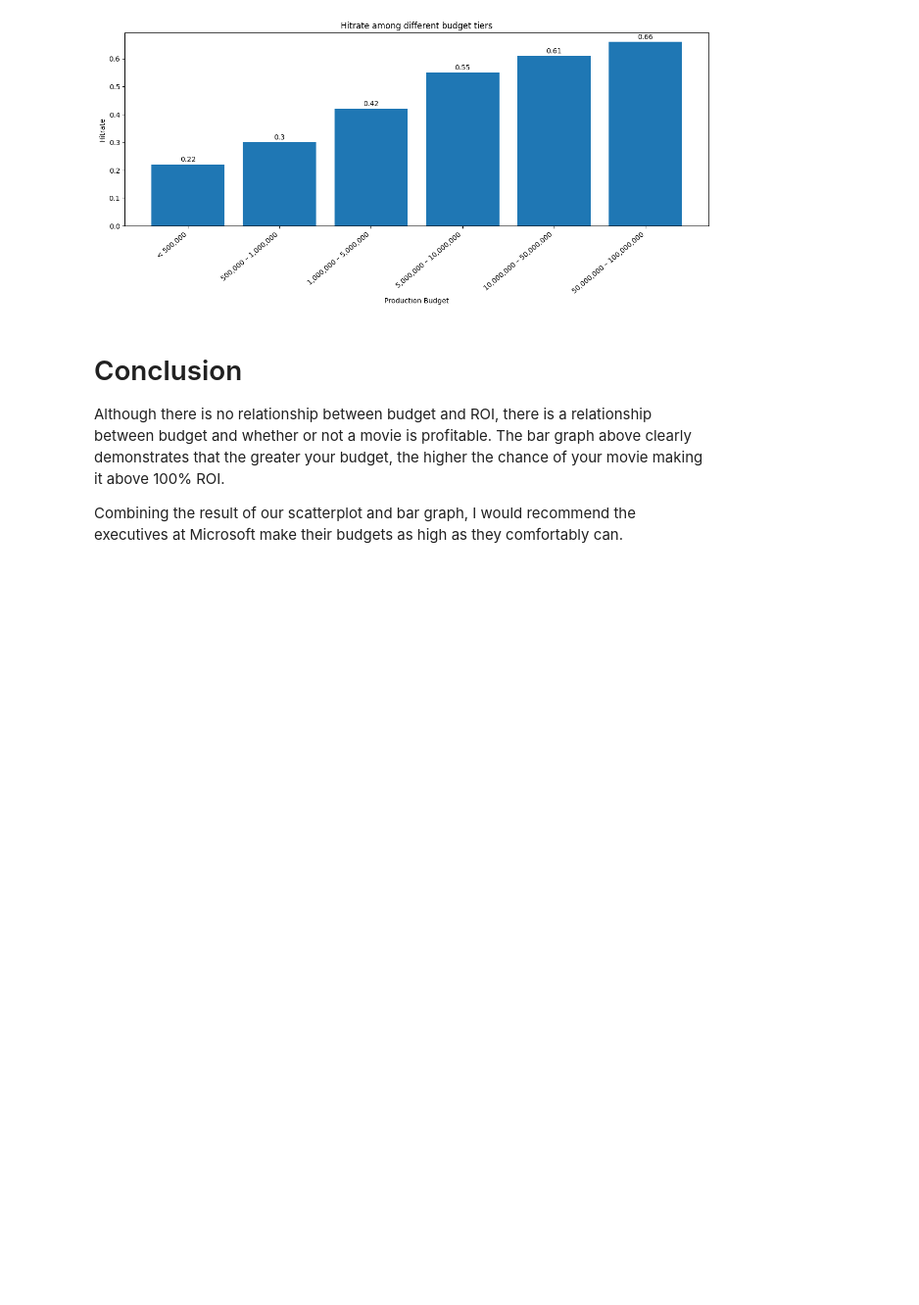
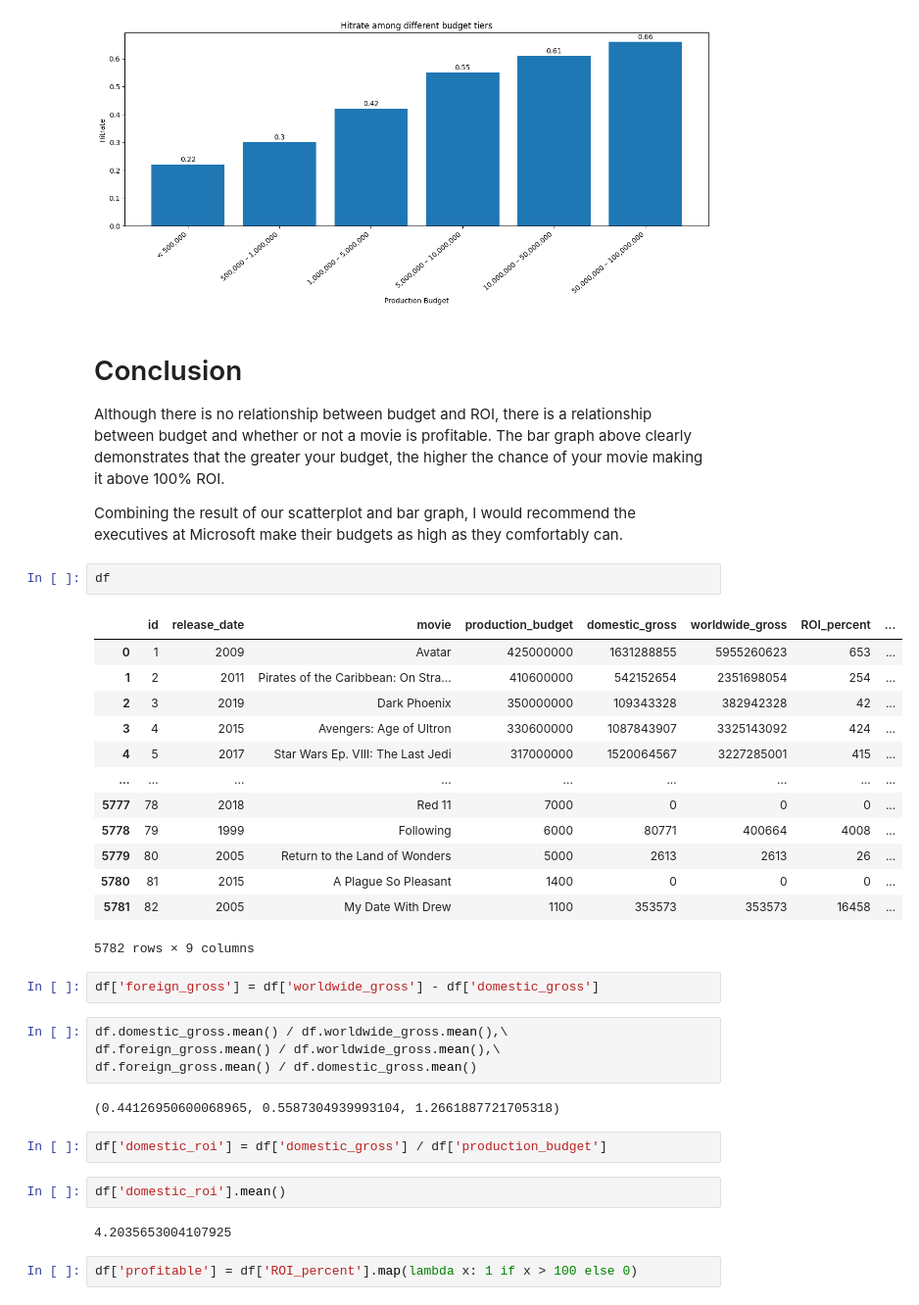
Before and after one commit to Jellohub/phase1_project, a Jupyter notebook: Budget.ipynb, the cells around one changed output. Shown at 98% size. Drawn from its saved outputs; the diff is of its cells as text; blank space fills up the shorter version.

```diff
--- a/Budget.ipynb
+++ b/Budget.ipynb
@@ -512,3 +512,35 @@ ax.bar_label(barplot, labels=y, label_type='edge', padding=2);
 Although there is no relationship between budget and ROI, there is a relationship between budget and whether or not a movie is profitable. The bar graph above clearly demonstrates that the greater your budget, the higher the chance of your movie making it above 100% ROI.
 
 Combining the result of our scatterplot and bar graph, I would recommend the executives at Microsoft make their budgets as high as they comfortably can.
+# %%
+df
+# %% [output]
+|  | id | release_date | movie | production_budget | domestic_gross | worldwide_gross | ROI_percent | ... |
+| 0 | 1 | 2009 | Avatar | 425000000 | 1631288855 | 5955260623 | 653 | ... |
+| 1 | 2 | 2011 | Pirates of the Caribbean: On Stra... | 410600000 | 542152654 | 2351698054 | 254 | ... |
+| 2 | 3 | 2019 | Dark Phoenix | 350000000 | 109343328 | 382942328 | 42 | ... |
+| 3 | 4 | 2015 | Avengers: Age of Ultron | 330600000 | 1087843907 | 3325143092 | 424 | ... |
+| 4 | 5 | 2017 | Star Wars Ep. VIII: The Last Jedi | 317000000 | 1520064567 | 3227285001 | 415 | ... |
+| ... | ... | ... | ... | ... | ... | ... | ... | ... |
+| 5777 | 78 | 2018 | Red 11 | 7000 | 0 | 0 | 0 | ... |
+| 5778 | 79 | 1999 | Following | 6000 | 80771 | 400664 | 4008 | ... |
+| 5779 | 80 | 2005 | Return to the Land of Wonders | 5000 | 2613 | 2613 | 26 | ... |
+| 5780 | 81 | 2015 | A Plague So Pleasant | 1400 | 0 | 0 | 0 | ... |
+| 5781 | 82 | 2005 | My Date With Drew | 1100 | 353573 | 353573 | 16458 | ... |
+5782 rows × 9 columns
+# %%
+df['foreign_gross'] = df['worldwide_gross'] - df['domestic_gross']
+# %%
+df.domestic_gross.mean() / df.worldwide_gross.mean(),\
+df.foreign_gross.mean() / df.worldwide_gross.mean(),\
+df.foreign_gross.mean() / df.domestic_gross.mean()
+# %% [output]
+(0.44126950600068965, 0.5587304939993104, 1.2661887721705318)
+# %%
+df['domestic_roi'] = df['domestic_gross'] / df['production_budget']
+# %%
+df['domestic_roi'].mean()
+# %% [output]
+4.2035653004107925
+# %%
+df['profitable'] = df['ROI_percent'].map(lambda x: 1 if x > 100 else 0)
```
Also changed, not shown: parts of 2 cells of this notebook, 3 other files.
